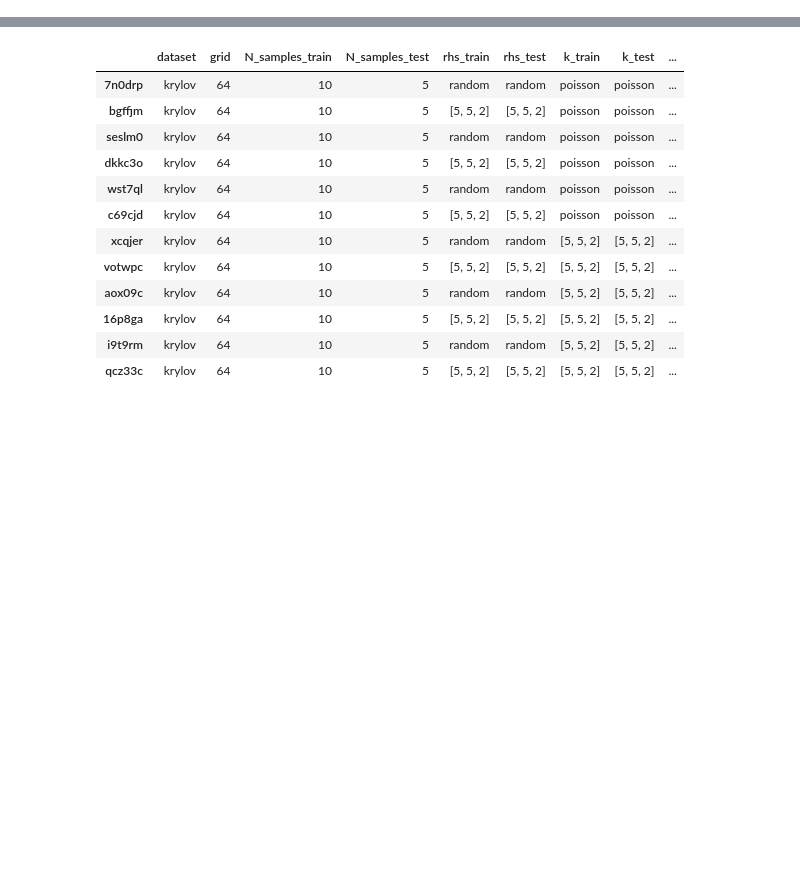
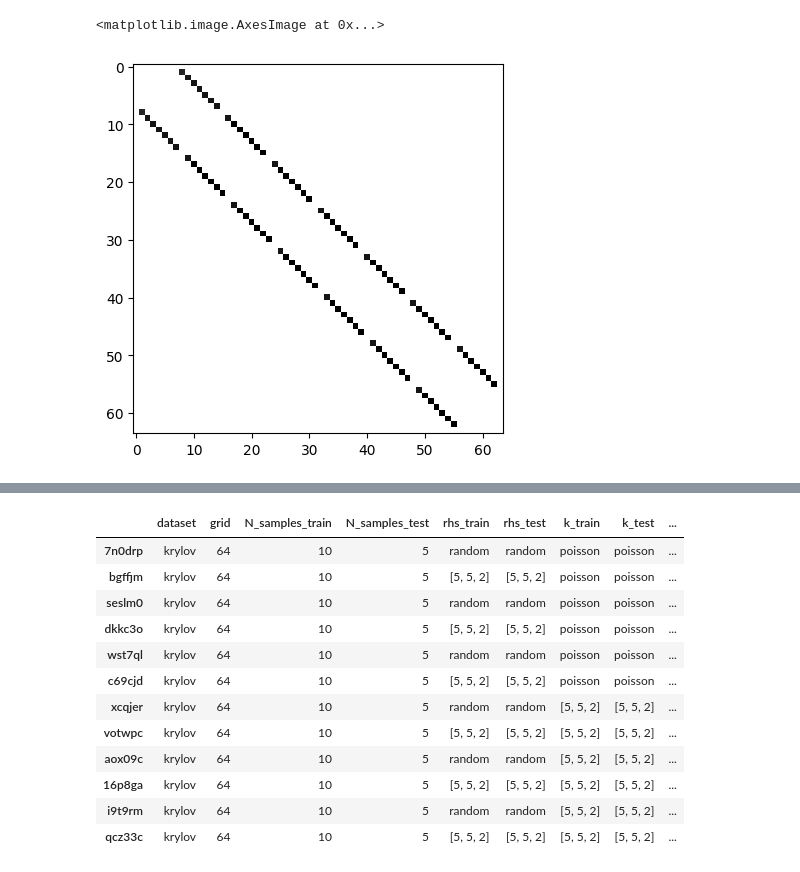
Before and after one commit to vltrifonov/PreCorrector, a Jupyter notebook: experiments/scratch.ipynb, the cells around one changed output, grey strips where cells are left out. Drawn from its saved outputs; the diff is of its cells as text; code cells hidden in the pictures; blank space fills up the shorter version.

```diff
--- a/experiments/scratch.ipynb
+++ b/experiments/scratch.ipynb
@@ -0,0 +131,8 @@
+# %%
+b = l @ u - a
+
+# b.data = b.data * 0 + 1
+plt.imshow(b.todense())
+# %% [output]
+<matplotlib.image.AxesImage at 0x...>
+[figure, added]
```
Also changed, not shown: parts of 9 cells of this notebook, 5 other files.
